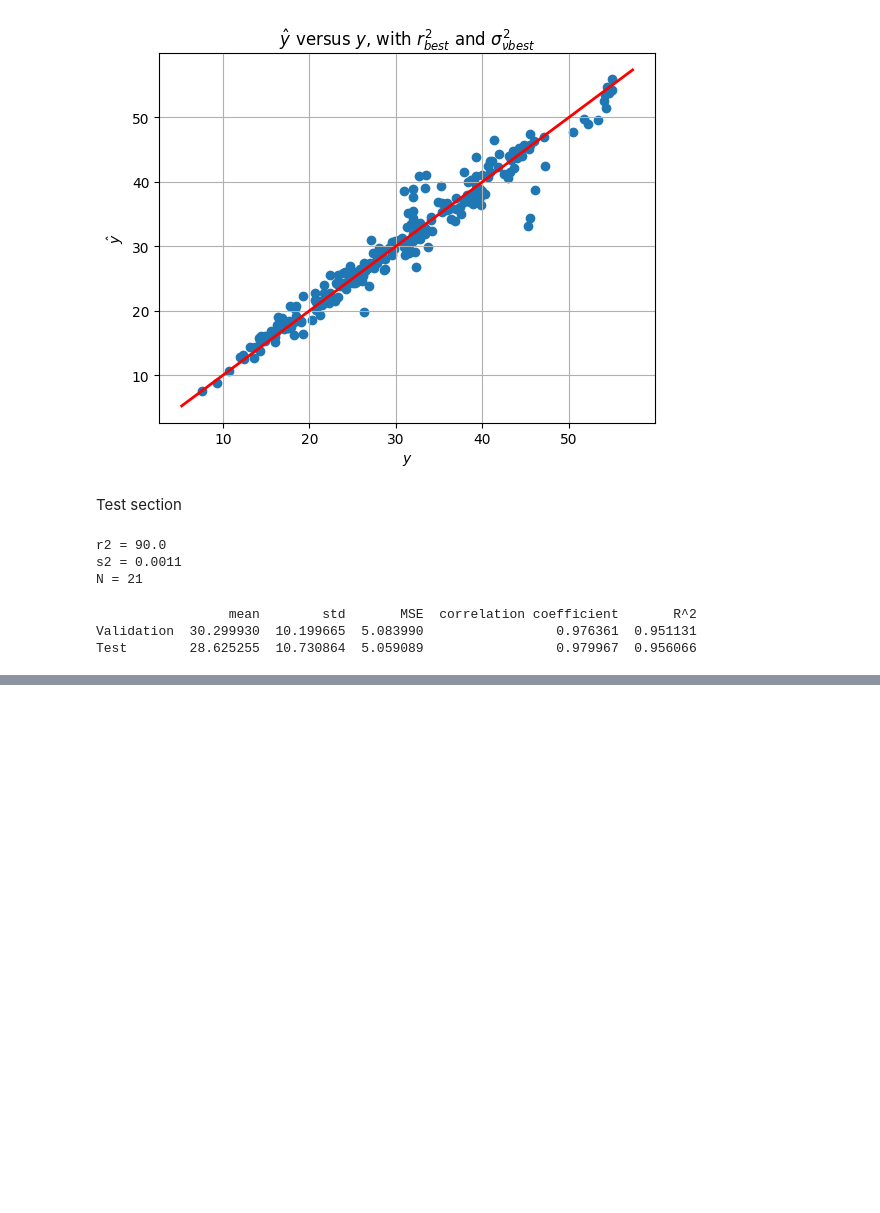
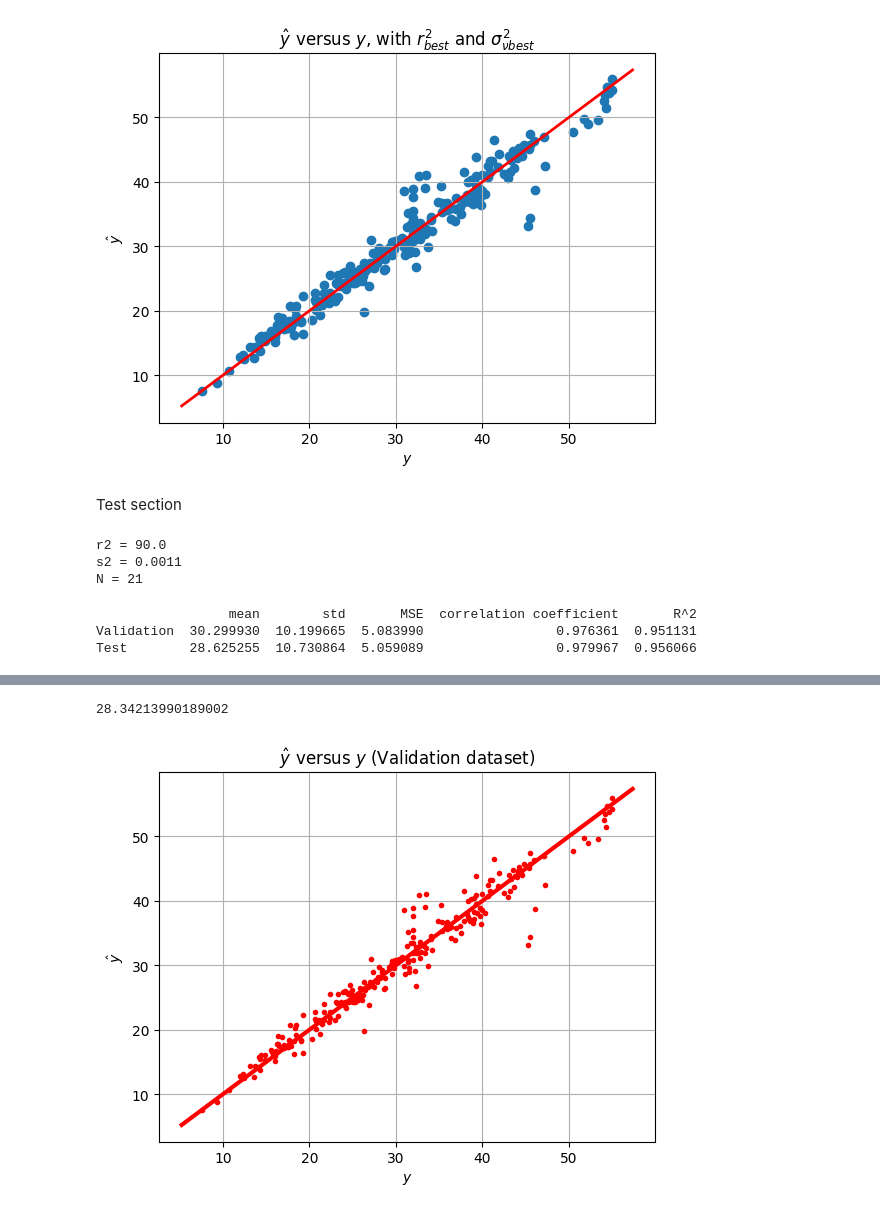
Before and after one commit to steurendo/ICT4Health, a Jupyter notebook: Lab2/lab2.ipynb, the cells around one changed output, grey strips where cells are left out. Saved outputs shown, nothing was run; the diff lists cells and outputs as text; code cells hidden in the pictures; blank space fills up the shorter version.

```diff
--- a/Lab2/lab2.ipynb
+++ b/Lab2/lab2.ipynb
@@ -328,0 +345,17 @@ Test        28.625255  10.730864  5.059089                 0.979967  0.956066
+# %%
+sigma = GPR_va['variance'] * sy + my
+print(sigma)
+plt.figure()
+# plt.scatter(y_va, y_hat)
+# plt.errorbar(y_va, y_va_hat, fmt='none', yerr=np.abs(sigma))
+plt.plot(y_va, y_va_hat, 'r.')
+v = plt.axis()
+plt.plot([v[0], v[1]], [v[0], v[1]], 'r', linewidth=3)
+plt.xlabel(r'$y$')
+plt.ylabel(r'$\^y$')
+plt.title('$\^y$ versus $y$ (Validation dataset)')
+plt.grid()
+plt.show()
+# %% [output]
+28.34213990189002
+[figure, added]
```
Also changed, not shown: parts of 2 cells of this notebook.
